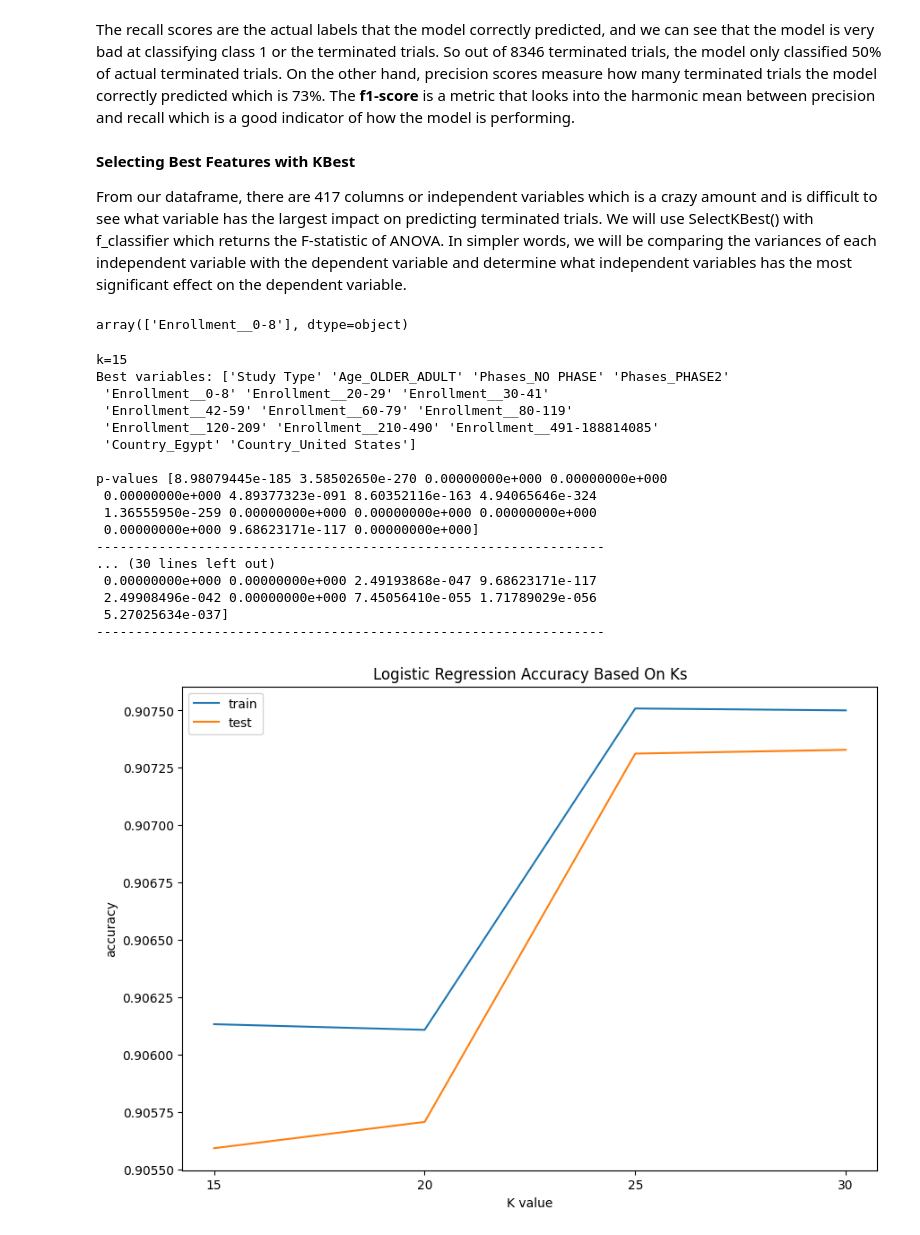
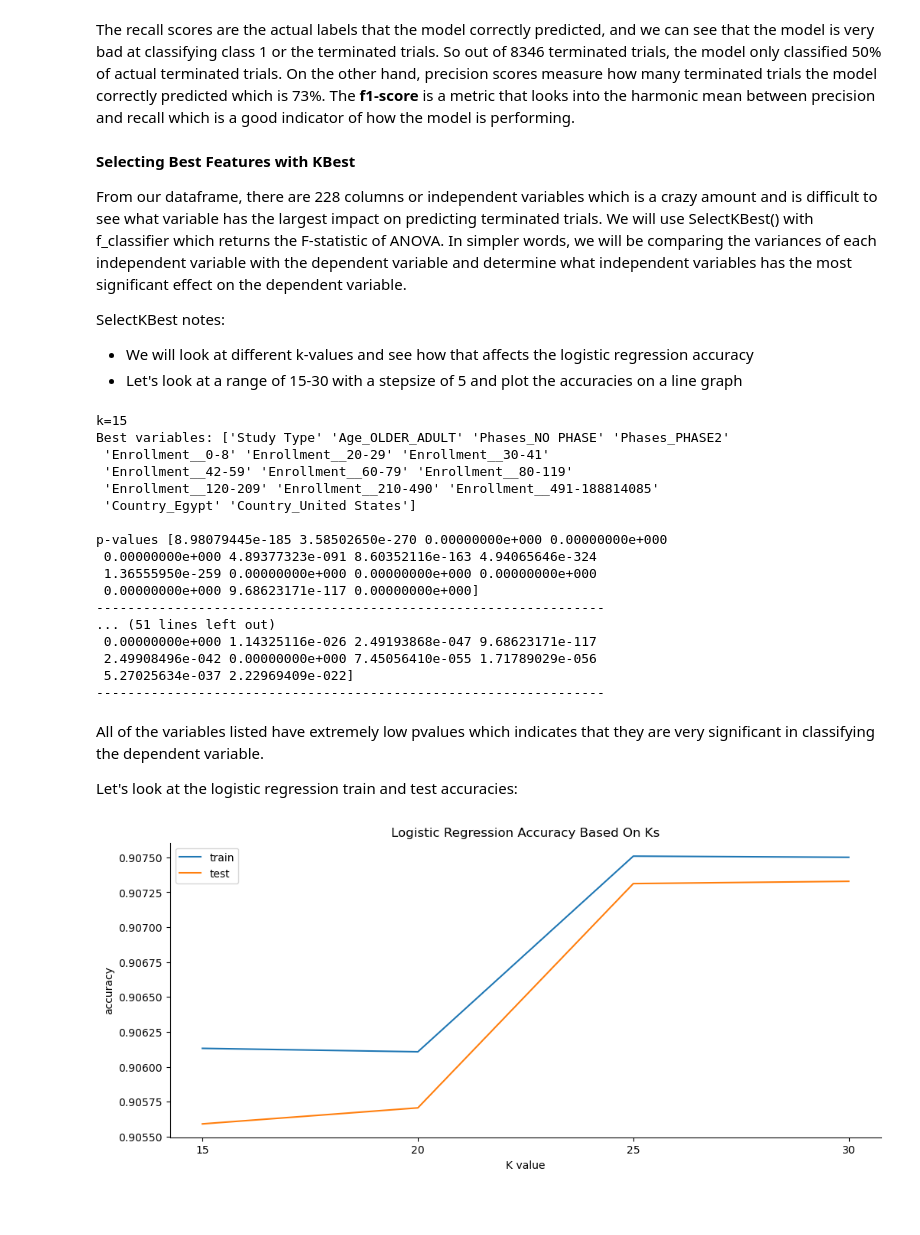
Before and after one commit to clem21chan/Clinical_Trials_Capstone, a Jupyter notebook: Notebooks/3_BaselineModelling.ipynb, the cells around one changed output. Cells and saved outputs as stored; diff of their text form; code cells hidden in the pictures; blank space fills up the shorter version.

```diff
--- a/Notebooks/3_BaselineModelling.ipynb
+++ b/Notebooks/3_BaselineModelling.ipynb
@@ -96,9 +92,9 @@ df.head()
 # %%
-# # Using Jupyter notebook
-# df = pd.read_csv('model_ctg.csv', index_col = 0)
+# Using Jupyter notebook
+df = pd.read_csv('model_ctg.csv', index_col = 0)
 
 # First 5 rows of dataset
-# df.head()
+df.head()
 # %% [output]
 |  | Study Status | Study Results | Study Type | Sex_ALL | Sex_FEMALE | Sex_MALE | Age_ADULT | Age_CHILD | ... |
 | 0 | 0 | 0 | 1 | 1 | 0 | 0 | 1 | 1 | ... |
@@ -192,4 +188,8 @@ The recall scores are the actual labels that the model correctly predicted, and
 # %% [markdown]
 **Selecting Best Features with KBest**
 
-From our dataframe, there are 417 columns or independent variables which is a crazy amount and is difficult to see what variable has the largest impact on predicting terminated trials. We will use SelectKBest() with f_classifier which returns the F-statistic of ANOVA. In simpler words, we will be comparing the variances of each independent variable with the dependent variable and determine what independent variables has the most significant effect on the dependent variable.
+From our dataframe, there are 228 columns or independent variables which is a crazy amount and is difficult to see what variable has the largest impact on predicting terminated trials. We will use SelectKBest() with f_classifier which returns the F-statistic of ANOVA. In simpler words, we will be comparing the variances of each independent variable with the dependent variable and determine what independent variables has the most significant effect on the dependent variable.
+
+SelectKBest notes:
+- We will look at different k-values and see how that affects the logistic regression accuracy
+- Let's look at a range of 15-30 with a stepsize of 5 and plot the accuracies on a line graph
@@ -202,12 +196,10 @@ my_KBest = SelectKBest(f_classif, k=1).fit(X_train, y_train)
-# %%
-my_KBest.get_feature_names_out()
-# %% [output]
-array(['Enrollment__0-8'], dtype=object)
 # %%
+# creating score lists for graphing
 train_scores = []
 test_scores = []
 
-ks = list(range(15, 30, 5))
+
+ks = list(range(15, 35, 5))
 
 for k in ks:
 
@@ -250,20 +242,27 @@ p-values [8.98079445e-185 3.58502650e-270 0.00000000e+000 0.00000000e+000
  1.36555950e-259 0.00000000e+000 0.00000000e+000 0.00000000e+000
  0.00000000e+000 9.68623171e-117 0.00000000e+000]
 -----------------------------------------------------------------
-... (30 lines left out)
- 0.00000000e+000 0.00000000e+000 2.49193868e-047 9.68623171e-117
+... (51 lines left out)
+ 0.00000000e+000 1.14325116e-026 2.49193868e-047 9.68623171e-117
  2.49908496e-042 0.00000000e+000 7.45056410e-055 1.71789029e-056
- 5.27025634e-037]
+ 5.27025634e-037 2.22969409e-022]
 -----------------------------------------------------------------
+# %% [markdown]
+All of the variables listed have extremely low pvalues which indicates that they are very significant in classifying the dependent variable.
+
+Let's look at the logistic regression train and test accuracies:
 # %%
-plt.figure(figsize=(10,7))
+plt.figure(figsize=(12,5))
+
 plt.plot(ks, train_scores, label="train")
 plt.plot(ks, test_scores, label="test")
 plt.title("Logistic Regression Accuracy based on ks".title())
 plt.xlabel("K value")
 plt.ylabel("accuracy")
 plt.xticks(ks)
 plt.legend()
+
+sns.despine()
 plt.show()
 # %% [output]
-[figure, old version]
+[figure, new version]
```
Also changed, not shown: parts of 50 cells of this notebook, 1 other file.
